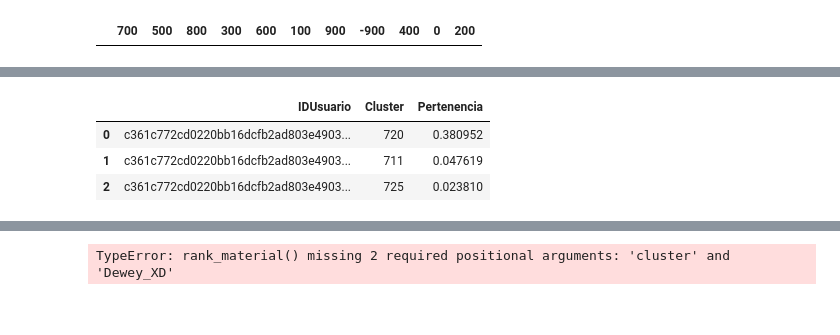
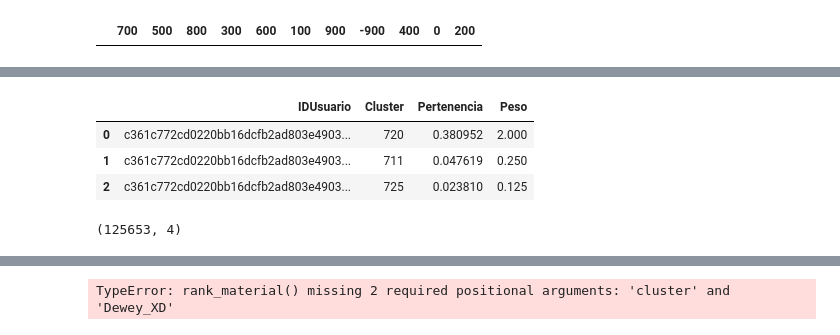
Before and after one commit to Johan-Ortegon-1/uaque, a Jupyter notebook: V2_Clustering_+_Recomendations/Untitled.ipynb, the cells around one changed output, grey strips where cells are left out. Cells and saved outputs as stored; diff of their text form; code cells hidden in the pictures.

```diff
--- a/V2_Clustering_+_Recomendations/Untitled.ipynb
+++ b/V2_Clustering_+_Recomendations/Untitled.ipynb
@@ -152,12 +163,14 @@ pesos_clustering.to_json(r'C:\Users\user\Downloads\pesos_clustering.json')
 # %%
 pesos_clustering = pd.read_json('https://www.dropbox.com/s/3clldbh4bv3v4m8/pesos_clustering.json?dl=1')
 # %%
-pesos_clustering.head(3)
+display(pesos_clustering.head(3))
+print(pesos_clustering.shape)
 # %% [output]
-|  | IDUsuario | Cluster | Pertenencia |
-| 0 | c361c772cd0220bb16dcfb2ad803e4903... | 720 | 0.380952 |
-| 1 | c361c772cd0220bb16dcfb2ad803e4903... | 711 | 0.047619 |
-| 2 | c361c772cd0220bb16dcfb2ad803e4903... | 725 | 0.023810 |
+|  | IDUsuario | Cluster | Pertenencia | Peso |
+| 0 | c361c772cd0220bb16dcfb2ad803e4903... | 720 | 0.380952 | 2.000 |
+| 1 | c361c772cd0220bb16dcfb2ad803e4903... | 711 | 0.047619 | 0.250 |
+| 2 | c361c772cd0220bb16dcfb2ad803e4903... | 725 | 0.023810 | 0.125 |
+(125653, 4)
 # %%
 from sklearn import preprocessing
 join = pd.read_json('https://www.dropbox.com/s/i1komhf7u1c4y95/joinTablas.json?dl=1')
```
Also changed, not shown: parts of 13 cells of this notebook.
